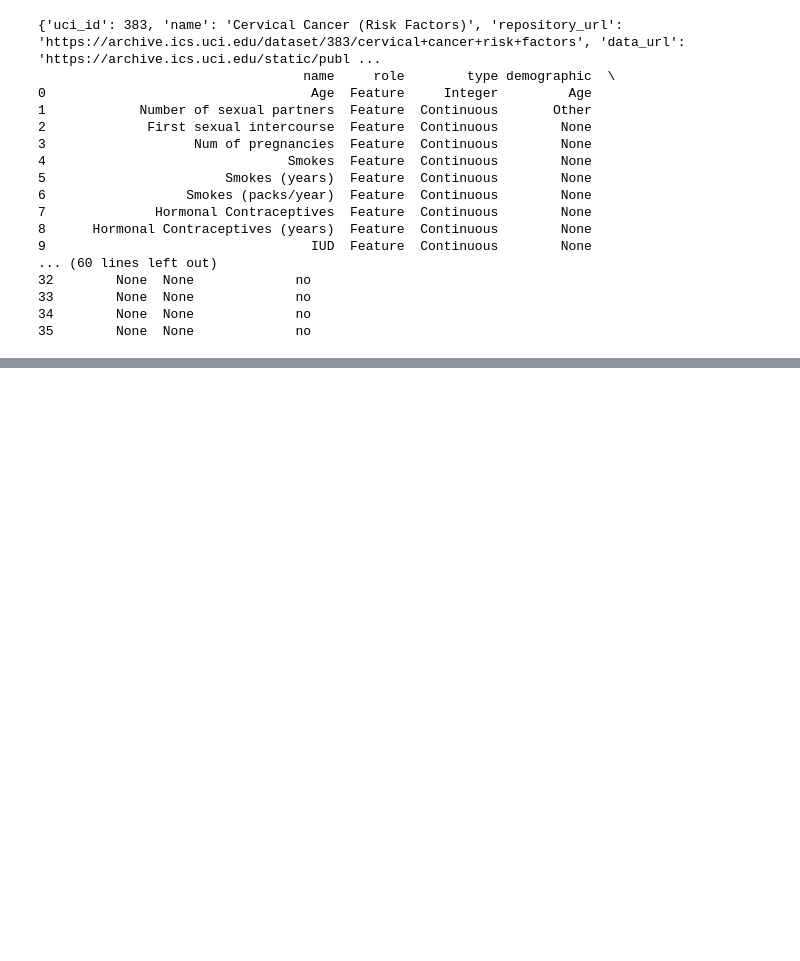
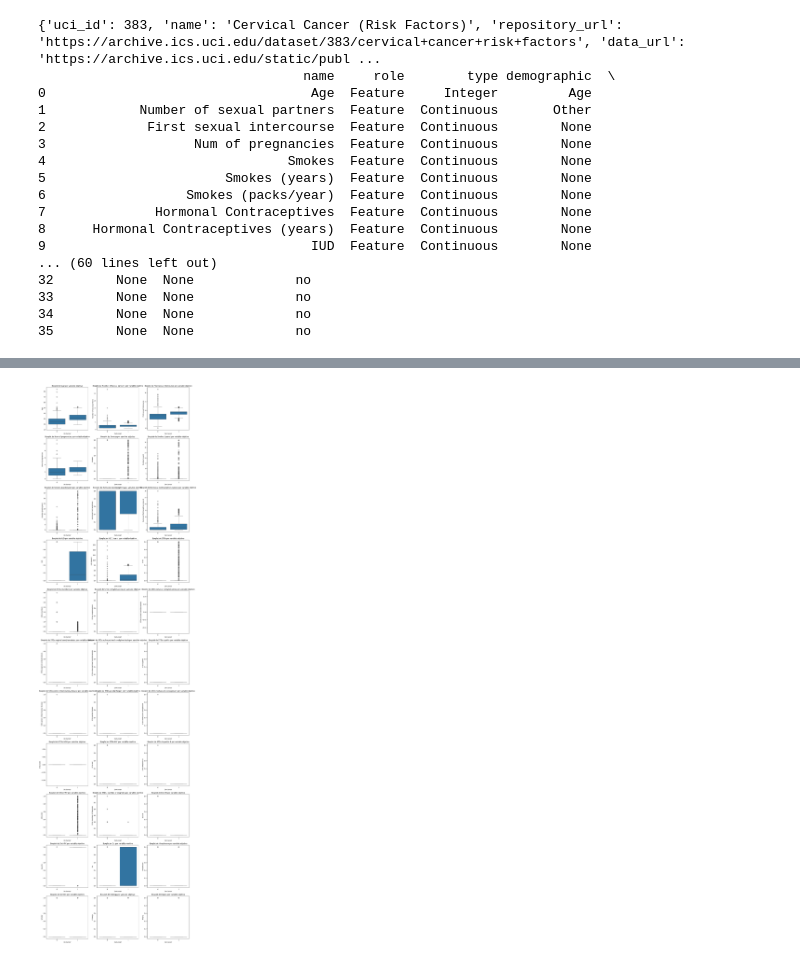
Before and after one commit to LINDAINES213/Lab01_Data-Science, a Jupyter notebook: Lab01.ipynb, the cells around one changed output, grey strips where cells are left out. Drawn from its saved outputs; the diff is of its cells as text; code cells hidden in the pictures; blank space fills up the shorter version.

```diff
--- a/Lab01.ipynb
+++ b/Lab01.ipynb
@@ -33,0 +362,20 @@ print(cervical_cancer_risk_factors.variables)
+# %%
+# 4. Análisis Bivariado - Gráfico de Boxplots en cuadrícula
+num_cols = 3  # Número de columnas en el gráfico
+num_rows = (len(X.columns) + num_cols - 1) // num_cols  # Cálculo de filas necesarias
+
+fig, axes = plt.subplots(num_rows, num_cols, figsize=(15, 5 * num_rows))
+axes = axes.flatten()  # Aplanar el arreglo de ejes
+
+for i, column in enumerate(X.columns):
+    sns.boxplot(x='Dx:Cancer', y=column, data=data, ax=axes[i])
+    axes[i].set_title(f'Boxplot de {column} por variable objetivo')
+
+# Eliminar los ejes sobrantes
+for j in range(i + 1, len(axes)):
+    fig.delaxes(axes[j])
+
+plt.tight_layout()
+plt.show()
+# %% [output]
+[figure, added]
```
Also changed, not shown: parts of 15 cells of this notebook.
